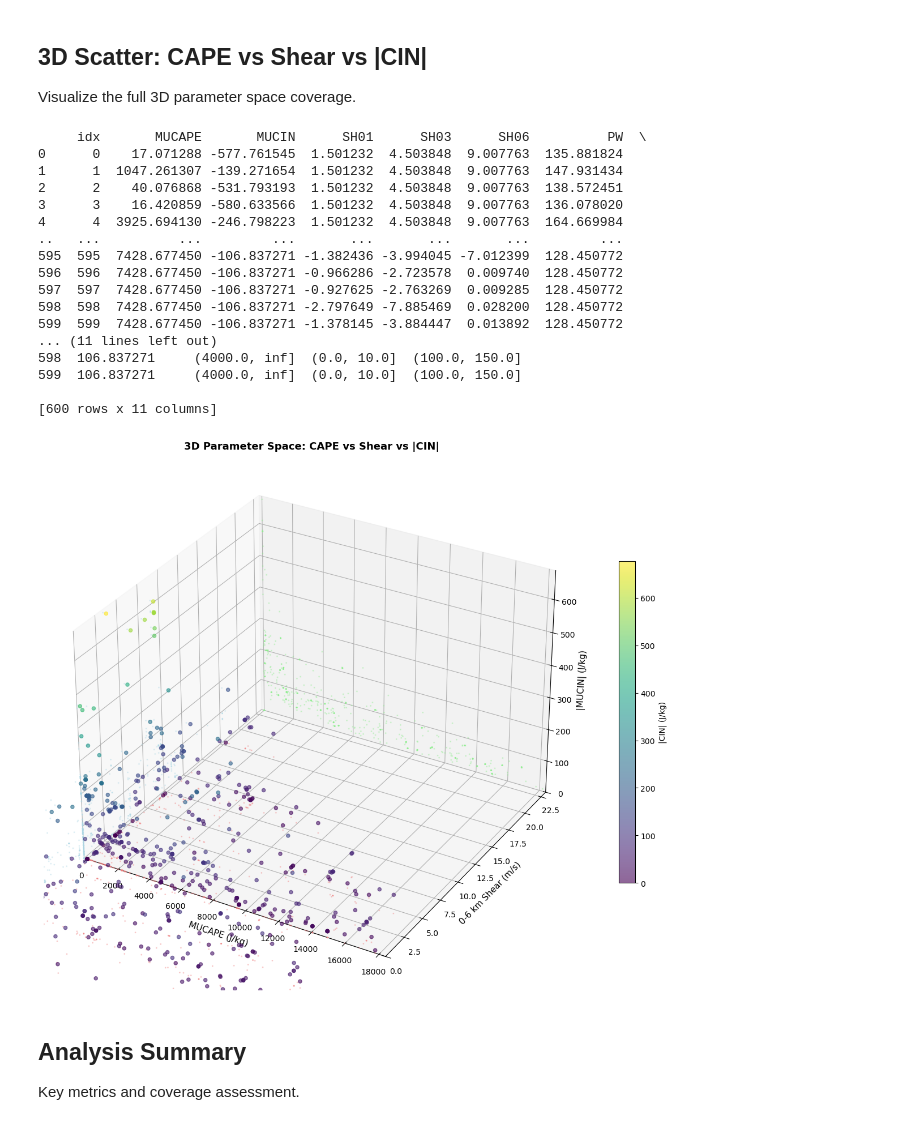
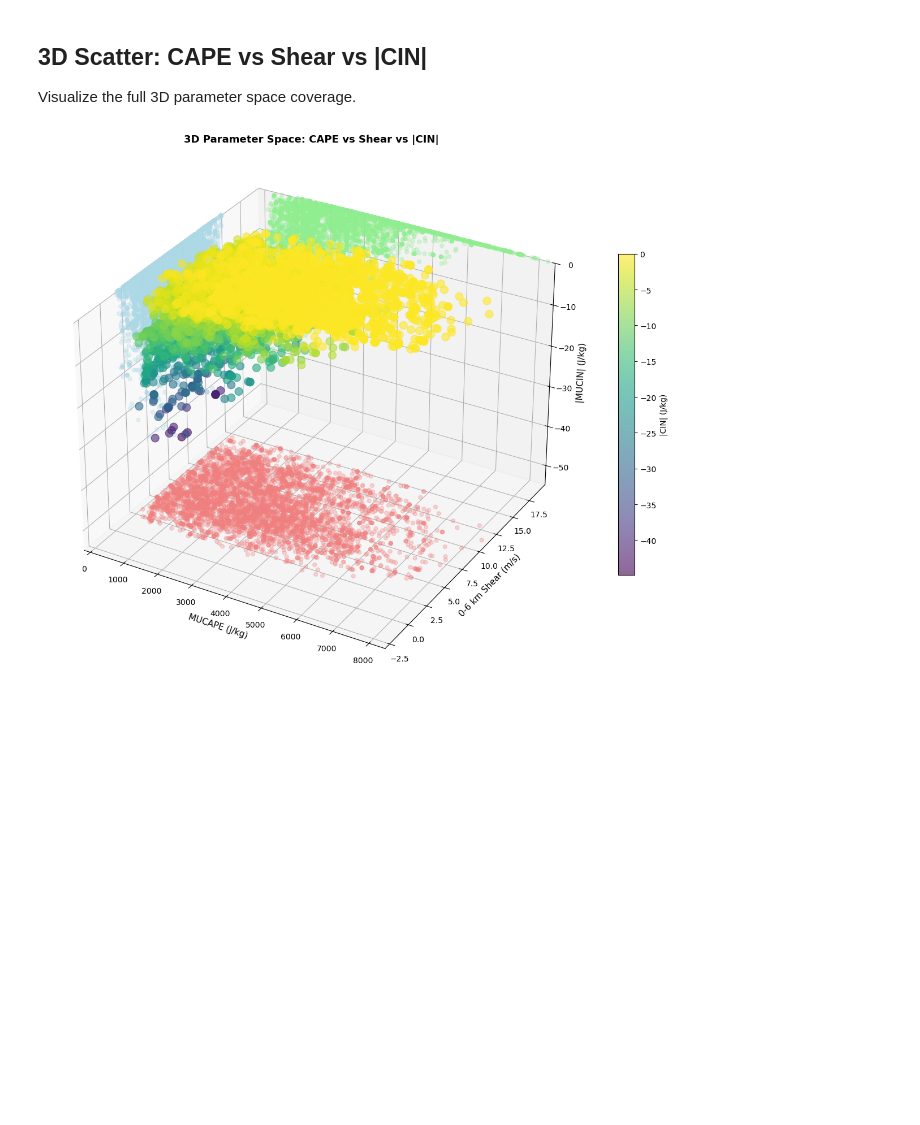
Before and after one commit to jgacituag/Supercell_WRF_Sensitivity, a Jupyter notebook: notebooks/01_sobol_exploration.ipynb, the cells around one changed output. Drawn from its saved outputs; the diff is of its cells as text; code cells hidden in the pictures; blank space fills up the shorter version.

```diff
--- a/notebooks/01_sobol_exploration.ipynb
+++ b/notebooks/01_sobol_exploration.ipynb
@@ -191,7 +157,9 @@ pairs = [
     ('SH06','SH01','0–6 km shear vs 0–1 km shear'),
 ]
 
-for x, y, title in pairs:
+fig, axs = plt.subplots(2,2,figsize=(16, 12))
+axs=axs.flatten()
+for i, (x, y, title) in enumerate(pairs):
     if x not in df or y not in df:
         continue
 
@@ -207,13 +175,14 @@ for x, y, title in pairs:
         print(f"No valid data for {title}")
         continue
 
-    plt.figure(figsize=(7,6))
-    hb = plt.hexbin(xv, yv, gridsize=40, mincnt=1, cmap='YlOrRd')
-    plt.xlabel(x if x!='MUCIN' else '|MUCIN| (J/kg)', fontsize=11)
-    plt.ylabel(y if y!='MUCIN' else '|MUCIN| (J/kg)', fontsize=11)
-    plt.title(title, fontsize=12, fontweight='bold')
+    ax = axs[i]
+    hb = ax.hexbin(xv, yv, gridsize=20, mincnt=1, cmap='Spectral_r',edgecolors='Darkgrey')
+    ax.set_xlabel(x if x!='MUCIN' else '|MUCIN| (J/kg)', fontsize=11)
+    ax.set_ylabel(y if y!='MUCIN' else '|MUCIN| (J/kg)', fontsize=11)
+    ax.set_title(title, fontsize=12, fontweight='bold')
     cb = plt.colorbar(hb, label='Count')
-    plt.grid(alpha=0.3)
-    plt.tight_layout()
-    plt.show()
+    ax.grid(alpha=0.3)
+
+plt.tight_layout()
+plt.show()
 # %% [output]
@@ -297,7 +196,7 @@ from mpl_toolkits.mplot3d import Axes3D
 # Clean data
 mask = df['MUCAPE'].notna() & df['SH06'].notna() & df['MUCIN'].notna()
 df_clean = df[mask].copy()
-print(df_clean)
+#print(df_clean)
 if len(df_clean) > 0:
     fig = plt.figure(figsize=(14,10))
     ax = fig.add_subplot(111, projection='3d')
@@ -306,11 +205,11 @@ if len(df_clean) > 0:
     scatter = ax.scatter(
         df_clean['MUCAPE'],
         df_clean['SH06'],
-        df_clean['CINabs'],
-        c=df_clean['CINabs'],
+        df_clean['MUCIN'],
+        c=df_clean['MUCIN'],
         cmap='viridis',
         marker='o',
-        s=20,
+        s=100,
         alpha=0.6
     )
 
@@ -321,65 +220,45 @@ if len(df_clean) > 0:
 
     # Set reasonable axis limits
     ax.set_xlim(df_clean['MUCAPE'].min() - 200, df_clean['MUCAPE'].max() + 200)
-    ax.set_ylim(0, df_clean['SH06'].max() + 5)
-    ax.set_zlim(0, df_clean['CINabs'].max() + 10)
+    ax.set_ylim(df_clean['SH06'].min() - 5, df_clean['SH06'].max() + 5)
+    ax.set_zlim(df_clean['MUCIN'].min()-10, 0)
 
     # Projections on walls
     ax.scatter(
         df_clean['MUCAPE'],
         df_clean['SH06'],
-        zs=0,
+        zs=df_clean['MUCIN'].min()-10,
         zdir='z',
         c='lightcoral',
         marker='.',
-        s=5,
+        s=100,
         alpha=0.3
     )
     ax.scatter(
         df_clean['MUCAPE'],
         zs=df_clean['SH06'].max() + 5,
         zdir='y',
-        ys=df_clean['CINabs'],
+        ys=df_clean['MUCIN'],
         c='lightgreen',
         marker='.',
-        s=5,
+        s=100,
         alpha=0.3
     )
     ax.scatter(
         zs=df_clean['MUCAPE'].min() - 200,
         zdir='x',
         xs=df_clean['SH06'],
-        ys=df_clean['CINabs'],
+        ys=df_clean['MUCIN'],
         c='lightblue',
         marker='.',
-        s=5,
+        s=100,
         alpha=0.3
     )
 
     plt.colorbar(scatter, label='|CIN| (J/kg)', shrink=0.6)
     plt.tight_layout()
     plt.show()
 else:
     print("No valid data for 3D plot")
 # %% [output]
-     idx       MUCAPE       MUCIN      SH01      SH03      SH06          PW  \
-0      0    17.071288 -577.761545  1.501232  4.503848  9.007763  135.881824
-1      1  1047.261307 -139.271654  1.501232  4.503848  9.007763  147.931434
-2      2    40.076868 -531.793193  1.501232  4.503848  9.007763  138.572451
-3      3    16.420859 -580.633566  1.501232  4.503848  9.007763  136.078020
-4      4  3925.694130 -246.798223  1.501232  4.503848  9.007763  164.669984
-..   ...          ...         ...       ...       ...       ...         ...
-595  595  7428.677450 -106.837271 -1.382436 -3.994045 -7.012399  128.450772
-596  596  7428.677450 -106.837271 -0.966286 -2.723578  0.009740  128.450772
-597  597  7428.677450 -106.837271 -0.927625 -2.763269  0.009285  128.450772
-598  598  7428.677450 -106.837271 -2.797649 -7.885469  0.028200  128.450772
-599  599  7428.677450 -106.837271 -1.378145 -3.884447  0.013892  128.450772
-... (11 lines left out)
-598  106.837271     (4000.0, inf]  (0.0, 10.0]  (100.0, 150.0]
-599  106.837271     (4000.0, inf]  (0.0, 10.0]  (100.0, 150.0]
-
-[600 rows x 11 columns]
-[figure, old version]
+[figure, new version]
-# %% [markdown]
-## Analysis Summary
-Key metrics and coverage assessment.
```
Also changed, not shown: parts of 9 cells of this notebook, 19 other files.
